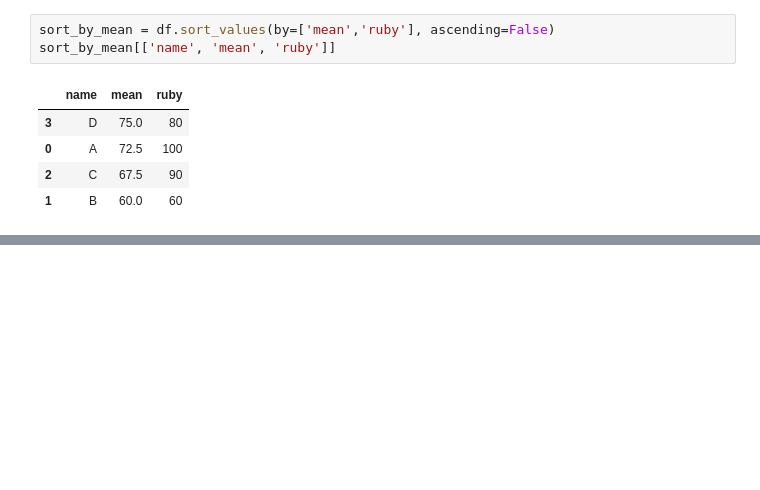
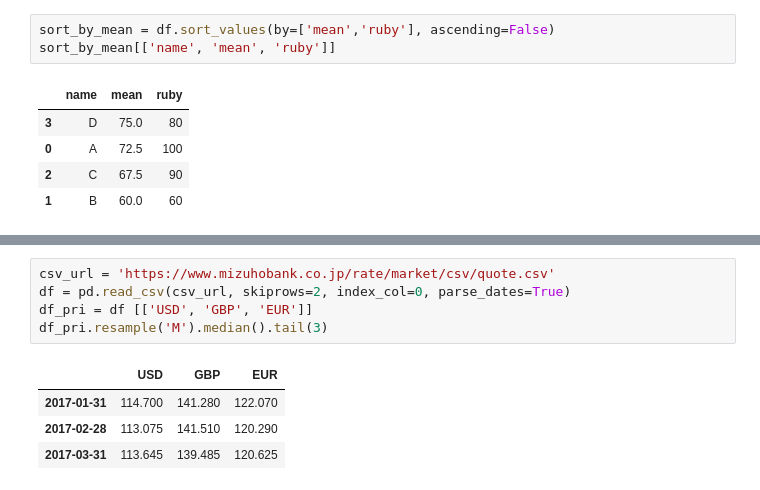
Before and after one commit to ftakao2007/python, a Jupyter notebook: jupyter_notebook/pandas_test.ipynb, the cells around one changed output, grey strips where cells are left out. Cells and saved outputs as stored; diff of their text form; blank space fills up the shorter version.

```diff
--- a/jupyter_notebook/pandas_test.ipynb
+++ b/jupyter_notebook/pandas_test.ipynb
@@ -307,0 +349,10 @@ sort_by_mean[['name', 'mean', 'ruby']]
+# %%
+csv_url = 'https://www.mizuhobank.co.jp/rate/market/csv/quote.csv'
+df = pd.read_csv(csv_url, skiprows=2, index_col=0, parse_dates=True)
+df_pri = df [['USD', 'GBP', 'EUR']]
+df_pri.resample('M').median().tail(3)
+# %% [output]
+|  | USD | GBP | EUR |
+| 2017-01-31 | 114.700 | 141.280 | 122.070 |
+| 2017-02-28 | 113.075 | 141.510 | 120.290 |
+| 2017-03-31 | 113.645 | 139.485 | 120.625 |
```
Also changed, not shown: parts of 12 cells of this notebook, 4 other files.
